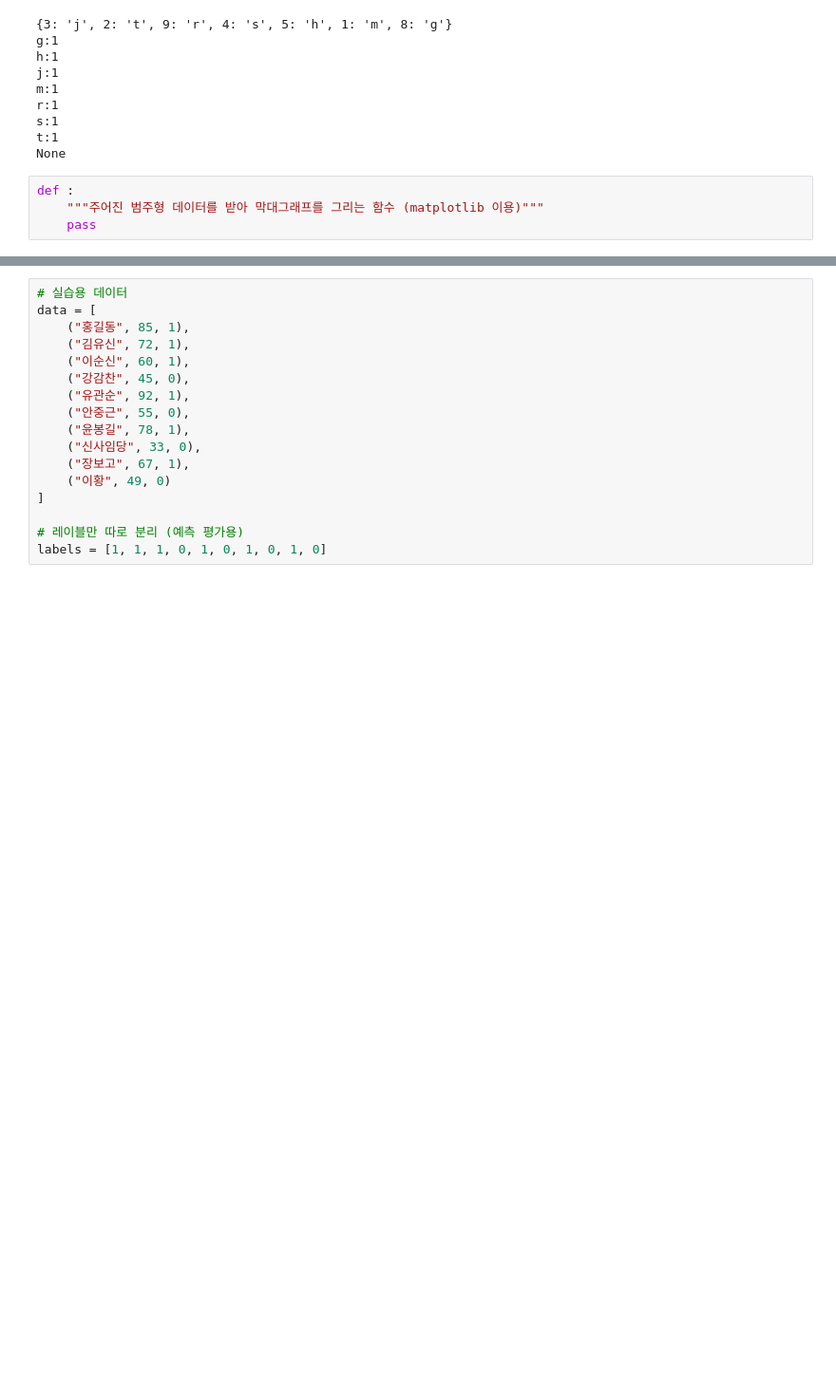
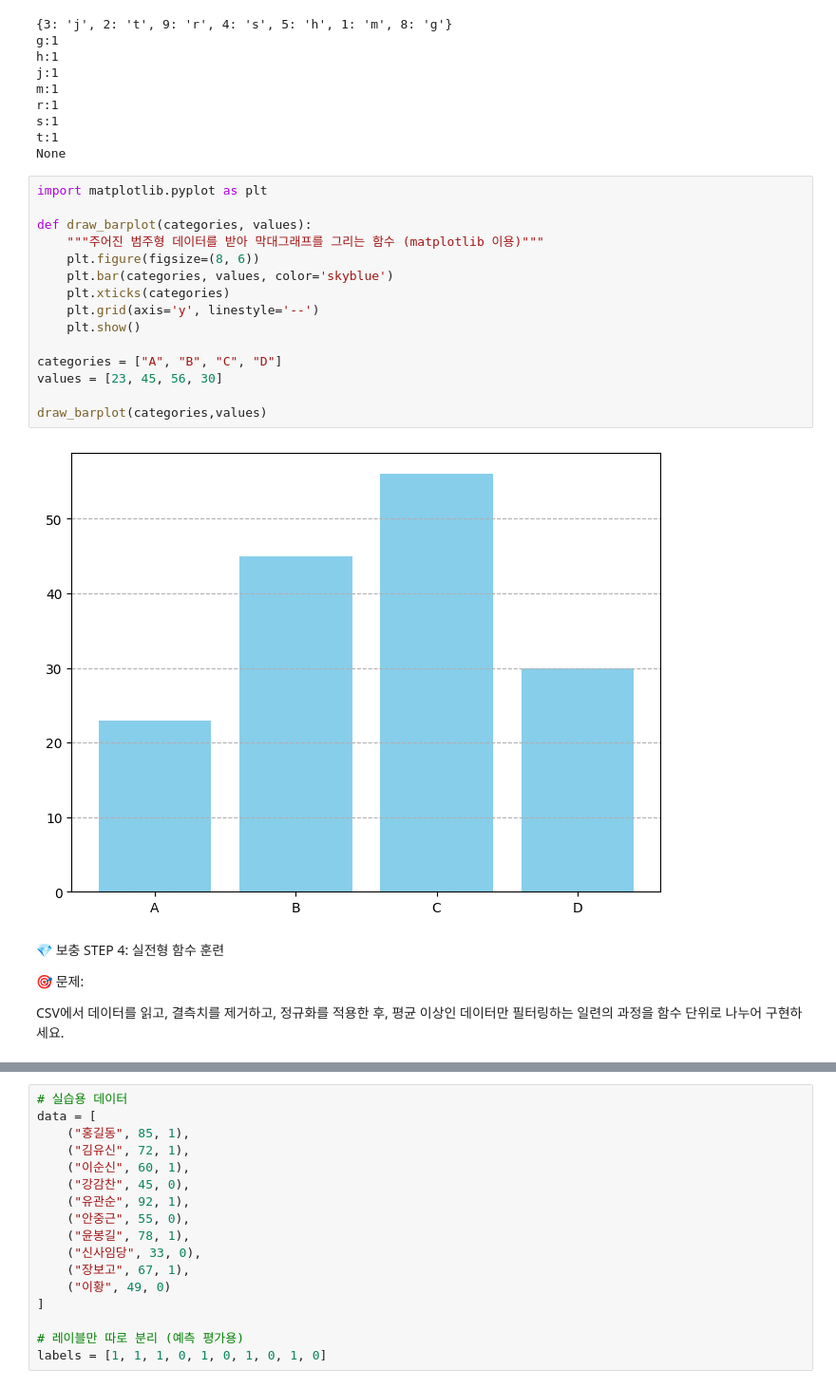
Before and after one commit to kimyuchan-1/workspace_python, a Jupyter notebook: chap09/9장_2_함수_실습과제.ipynb, the cells around one changed output, grey strips where cells are left out. Shown at 95% size. Saved outputs shown, nothing was run; the diff lists cells and outputs as text; blank space fills up the shorter version.

```diff
--- a/chap09/9장_2_함수_실습과제.ipynb
+++ b/chap09/9장_2_함수_실습과제.ipynb
@@ -324,6 +324,25 @@ s:1
 t:1
 None
 # %%
-def :
+import matplotlib.pyplot as plt
+
+def draw_barplot(categories, values):
     """주어진 범주형 데이터를 받아 막대그래프를 그리는 함수 (matplotlib 이용)"""
-    pass
+    plt.figure(figsize=(8, 6))
+    plt.bar(categories, values, color='skyblue')
+    plt.xticks(categories)
+    plt.grid(axis='y', linestyle='--')
+    plt.show()
+
+categories = ["A", "B", "C", "D"]
+values = [23, 45, 56, 30]
+
+draw_barplot(categories,values)
+# %% [output]
+[figure, added]
+# %% [markdown]
+💎 보충 STEP 4: 실전형 함수 훈련
+
+🎯 문제:
+
+CSV에서 데이터를 읽고, 결측치를 제거하고, 정규화를 적용한 후, 평균 이상인 데이터만 필터링하는 일련의 과정을 함수 단위로 나누어 구현하세요.
```
Also changed, not shown: parts of 2 cells of this notebook, 4 other files.
